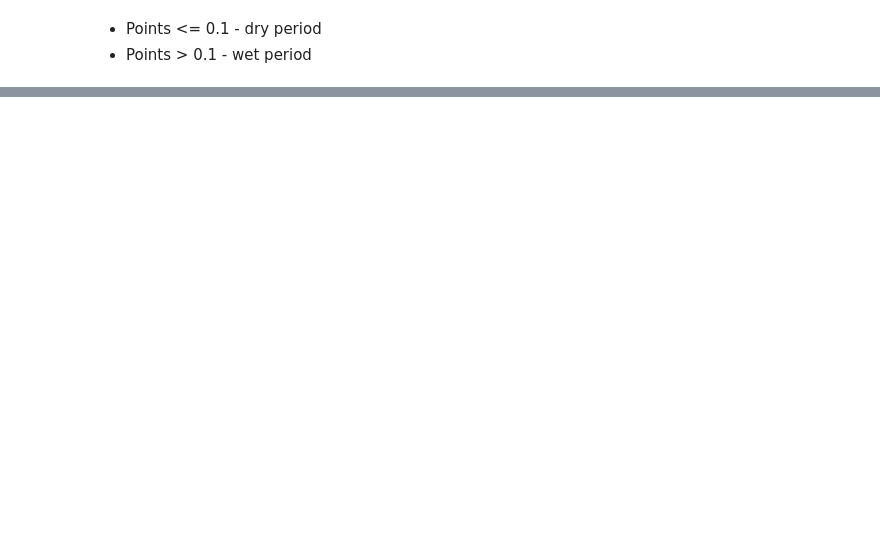
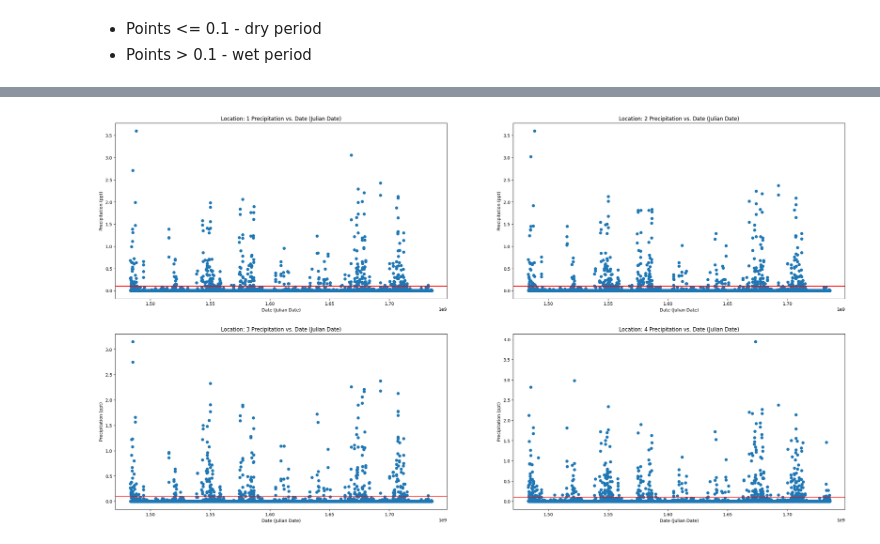
Before and after one commit to aneyasobalkar/WaterQualityQAQCSp26, a Jupyter notebook: prism_data_analysis.ipynb, the cells around one changed output, grey strips where cells are left out. Saved outputs shown, nothing was run; the diff lists cells and outputs as text; code cells hidden in the pictures; blank space fills up the shorter version.

```diff
--- a/prism_data_analysis.ipynb
+++ b/prism_data_analysis.ipynb
@@ -59,0 +73,16 @@ Index(['Name', 'Longitude', 'Latitude', 'Elevation (ft)', 'Date',
+# %%
+fig, axes= plt.subplots(figsize = (30,16), nrows= 2, ncols=2)
+count = 1
+for i in range(2):
+    for j in range(2):
+        loc0 = data[data["Name"] == f"Location {count}"]
+        points = loc0.shape[0]
+        axes[i][j].axhline(0.1, color = "red")
+        axes[i][j].scatter(x = dates_float[0:points], y= loc0["ppt (inches)"][0:points])
+        axes[i][j].set_ylabel("Precipitation (ppt)")
+        axes[i][j].set_xlabel("Date (Julian Date)")
+        axes[i][j].set_title(f"Location: {count} Precipitation vs. Date (Julian Date)")
+        count += 1
+plt.show()
+# %% [output]
+[figure, added]
```
Also changed, not shown: parts of 18 cells of this notebook.
